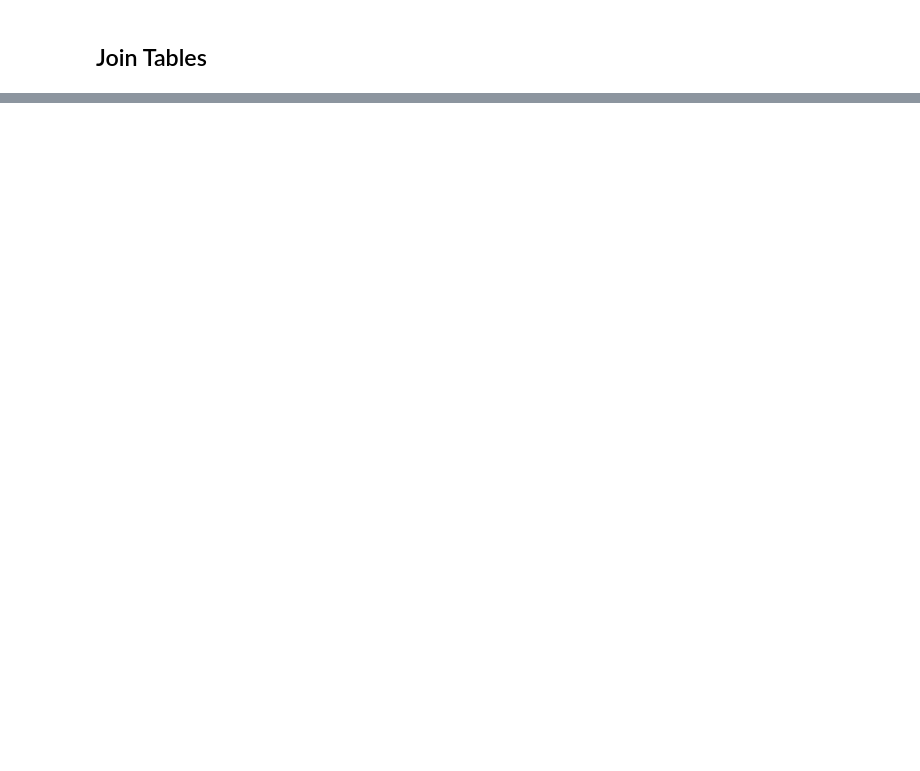
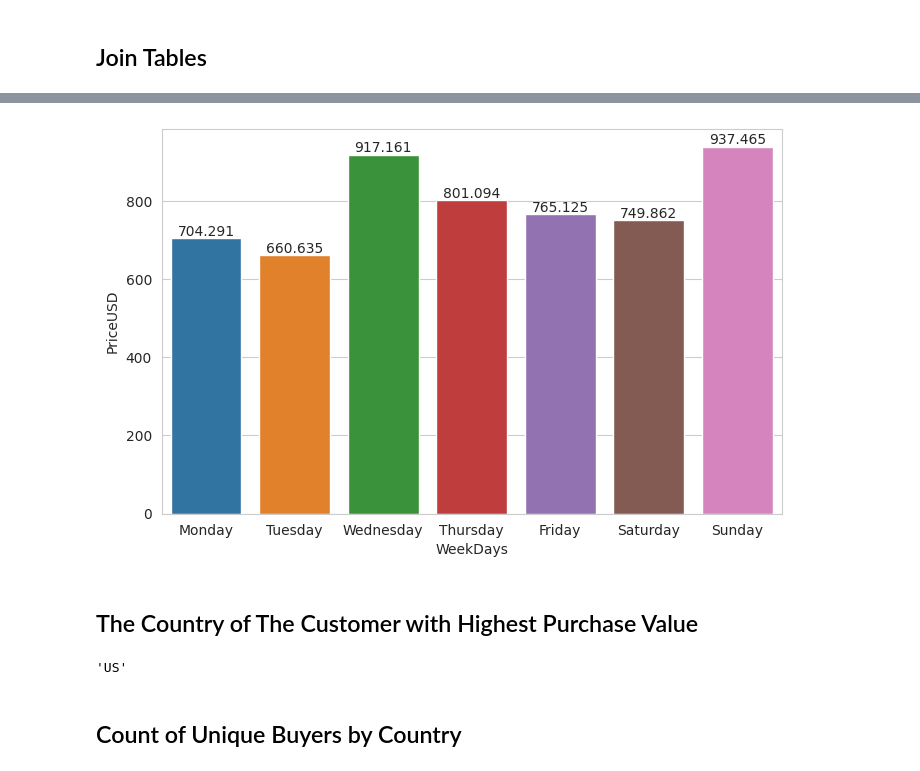
Before and after one commit to VavRe/data-mining-ut, a Jupyter notebook: HW1/Q2.ipynb, the cells around one changed output, grey strips where cells are left out. Cells and saved outputs as stored; diff of their text form; code cells hidden in the pictures; blank space fills up the shorter version.

```diff
--- a/HW1/Q2.ipynb
+++ b/HW1/Q2.ipynb
@@ -55,0 +93,20 @@ df
+# %%
+# A Better Way ;)
+weekday_idx_sum = df.groupby(df["AddedTime"].dt.weekday).sum("PriceUSD")
+weekday_idx_sum["WeekDays"] = ["Monday","Tuesday","Wednesday","Thursday","Friday","Saturday","Sunday"]
+plt.figure(figsize=(8,5))
+sns.set_style('whitegrid')
+ax = sns.barplot(weekday_idx_sum , x="WeekDays" , y="PriceUSD")
+for i in ax.containers:
+    ax.bar_label(i,)
+# %% [output]
+[figure, added]
+# %% [markdown]
+## The Country of The Customer with Highest Purchase Value
+# %%
+user_id = df.groupby("user_id").sum("PriceUSD").nlargest(5,columns="PriceUSD").index[0]
+df.loc[df["user_id"] == user_id , 'country_code'].values[0]
+# %% [output]
+'US'
+# %% [markdown]
+## Count of Unique Buyers by Country
```
Also changed, not shown: parts of 11 cells of this notebook, 1 other file.
